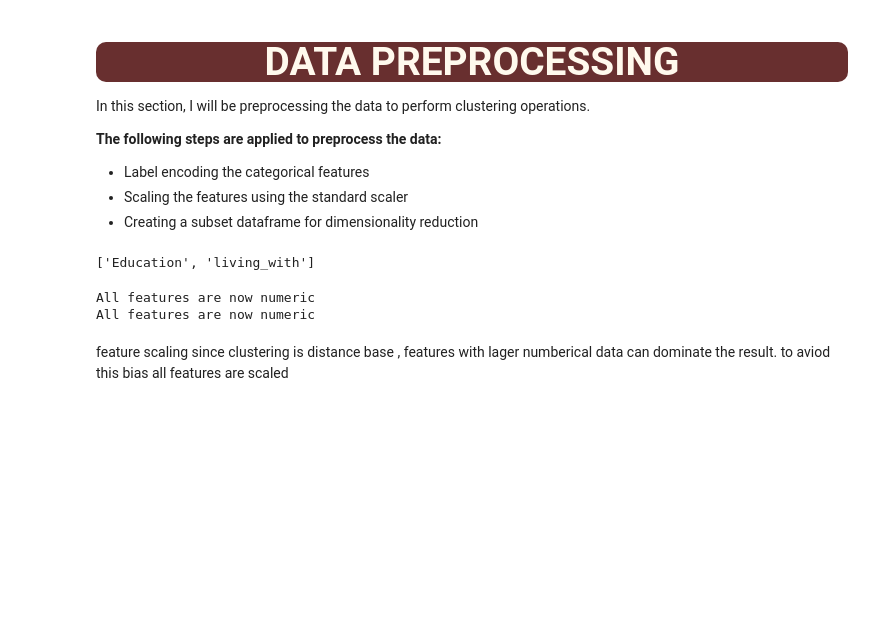
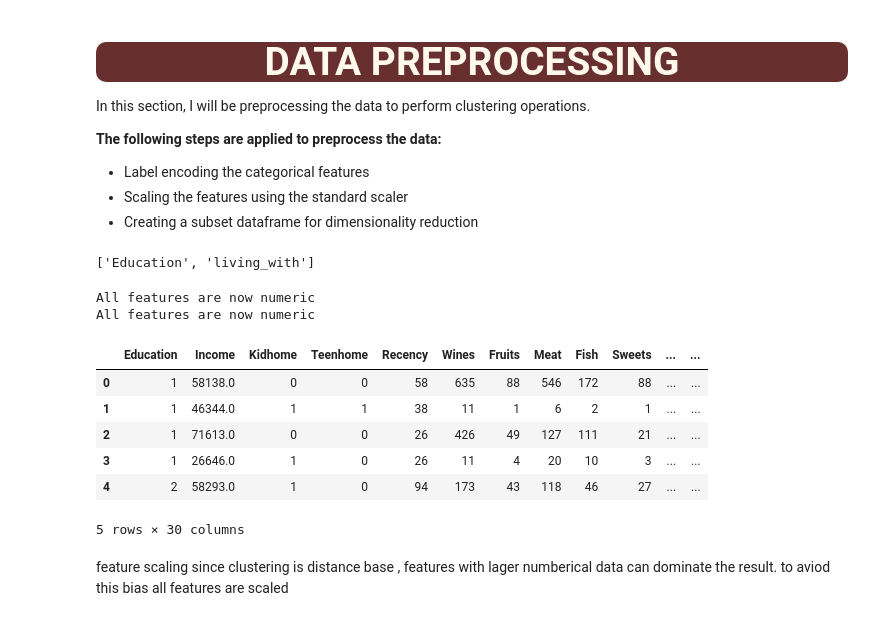
Before and after one commit to Sakyi2/costumer-Segementation_clustering, a Jupyter notebook: notebooks/data_preprocessing.ipynb, the cells around one changed output. Cells and saved outputs as stored; diff of their text form; code cells hidden in the pictures; blank space fills up the shorter version.

```diff
--- a/notebooks/data_preprocessing.ipynb
+++ b/notebooks/data_preprocessing.ipynb
@@ -64,10 +64,19 @@ print(objects_col)
 # %%
 #transform the strings to number
 LE = LabelEncoder()
 for i in objects_col:
  df[i] = df[[i]].apply(LE.fit_transform)
 
  print('All features are now numeric')
+
+df.head()
 # %% [output]
 All features are now numeric
 All features are now numeric
+|  | Education | Income | Kidhome | Teenhome | Recency | Wines | Fruits | Meat | Fish | Sweets | ... | ... |
+| 0 | 1 | 58138.0 | 0 | 0 | 58 | 635 | 88 | 546 | 172 | 88 | ... | ... |
+| 1 | 1 | 46344.0 | 1 | 1 | 38 | 11 | 1 | 6 | 2 | 1 | ... | ... |
+| 2 | 1 | 71613.0 | 0 | 0 | 26 | 426 | 49 | 127 | 111 | 21 | ... | ... |
+| 3 | 1 | 26646.0 | 1 | 0 | 26 | 11 | 4 | 20 | 10 | 3 | ... | ... |
+| 4 | 2 | 58293.0 | 1 | 0 | 94 | 173 | 43 | 118 | 46 | 27 | ... | ... |
+5 rows × 30 columns
```
Also changed, not shown: parts of 1 cell of this notebook.
